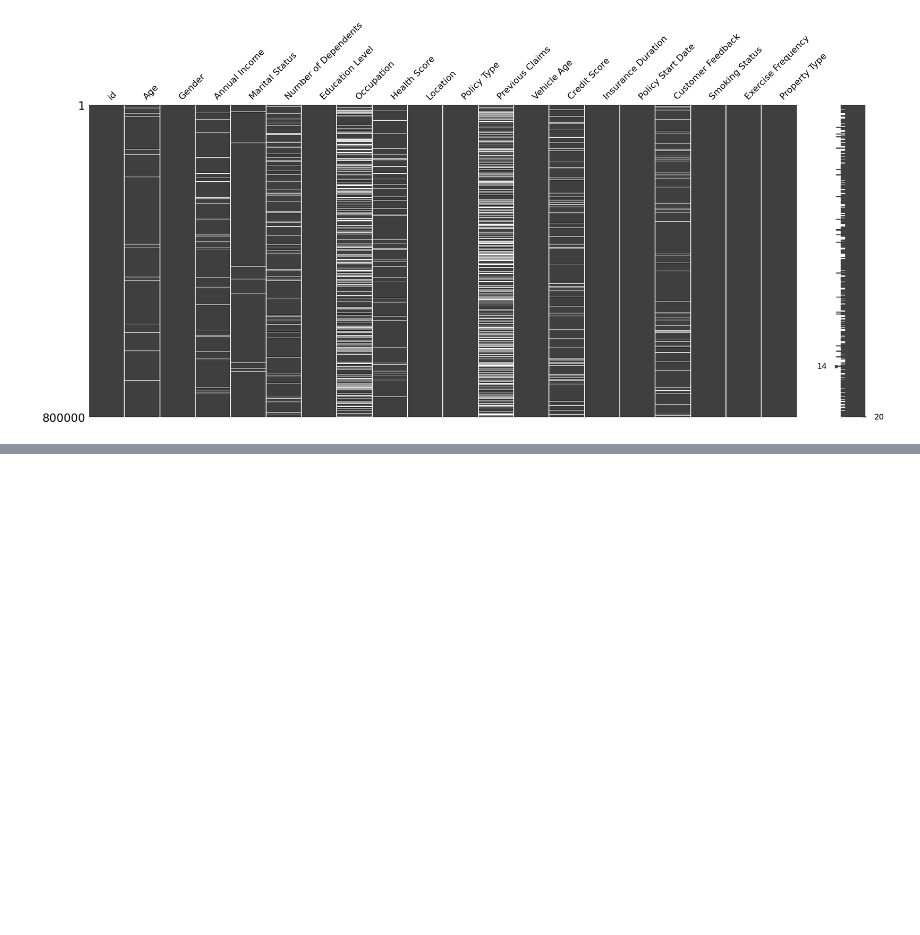
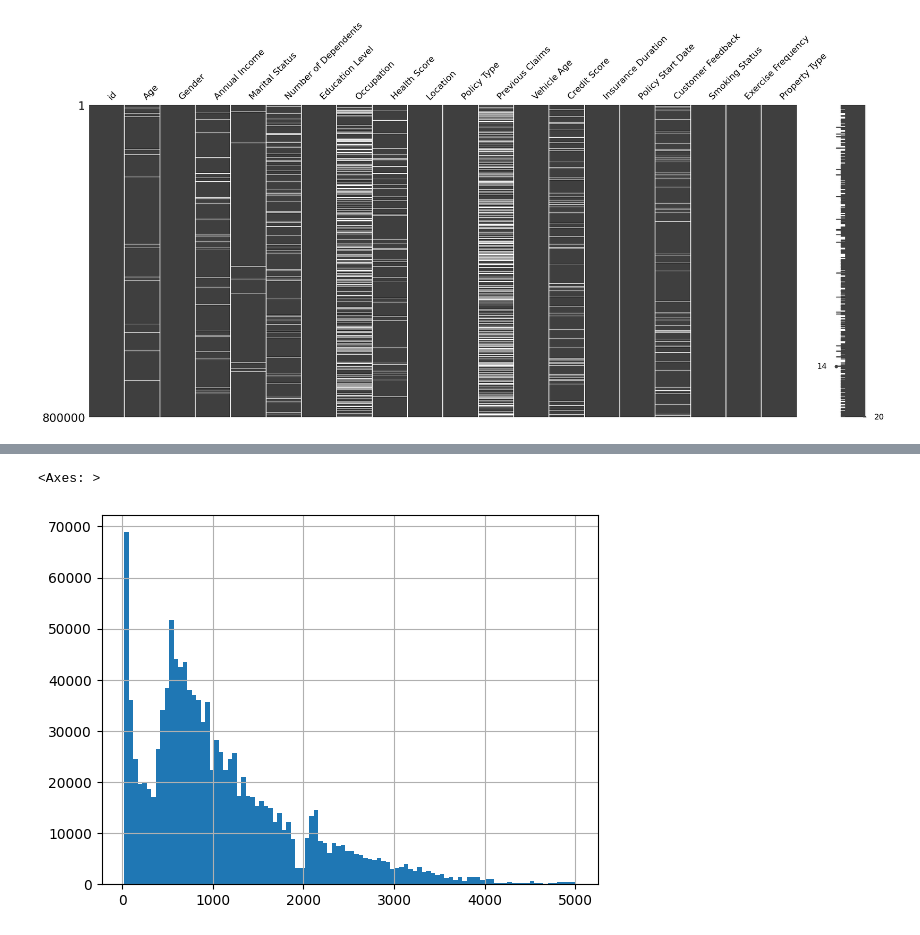
Before and after one commit to snaiws/kaggle, a Jupyter notebook: src/projects/Regression_with_an_Insurance_Dataset/EDA.ipynb, the cells around one changed output, grey strips where cells are left out. Saved outputs shown, nothing was run; the diff lists cells and outputs as text; code cells hidden in the pictures; blank space fills up the shorter version.

```diff
--- a/src/projects/Regression_with_an_Insurance_Dataset/EDA.ipynb
+++ b/src/projects/Regression_with_an_Insurance_Dataset/EDA.ipynb
@@ -238,0 +233,6 @@ Name: Premium Amount, Length: 1200000, dtype: float64
+# %%
+# distribution
+train['Premium Amount'].hist(bins = 100)
+# %% [output]
+<Axes: >
+[figure, added]
```
Also changed, not shown: parts of 339 cells of this notebook, 3 other files.
